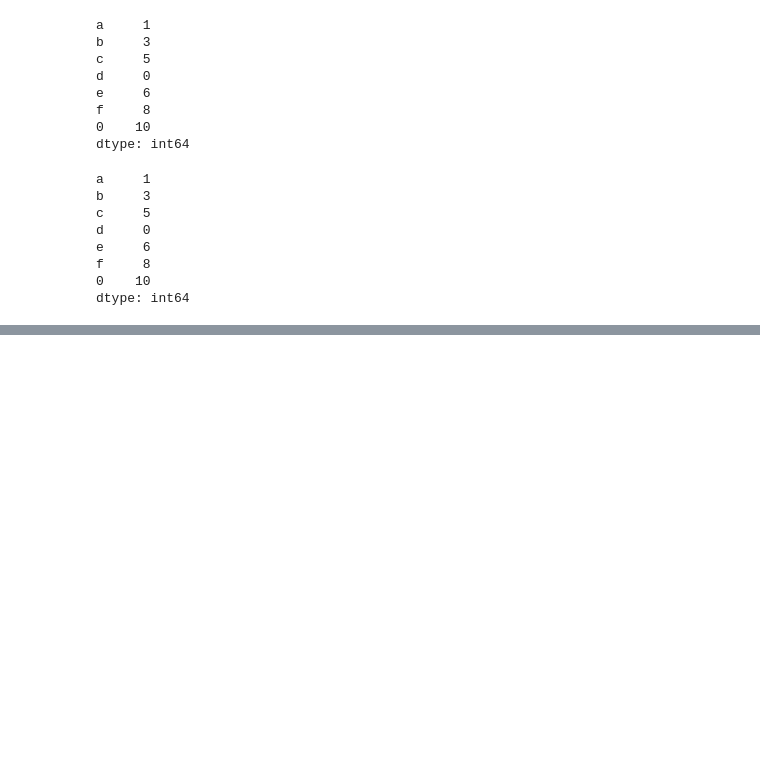
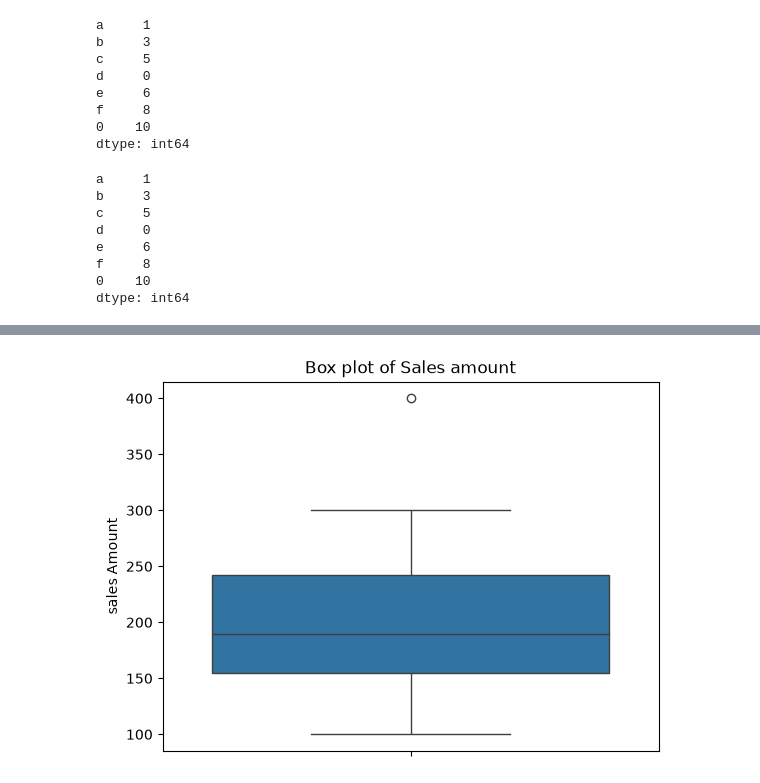
Before and after one commit to Shahid-Momin-786/Data-Sceince, a Jupyter notebook: DataAnalysis/basic.ipynb, the cells around one changed output, grey strips where cells are left out. Drawn from its saved outputs; the diff is of its cells as text; code cells hidden in the pictures; blank space fills up the shorter version.

```diff
--- a/DataAnalysis/basic.ipynb
+++ b/DataAnalysis/basic.ipynb
@@ -320,0 +446,7 @@ AttributeError: 'builtin_function_or_method' object has no attribute 'randint'
+# %%
+sns.boxplot(y = df_sales['Sales_Amount'])
+plt.title("Box plot of Sales amount")
+plt.ylabel("sales Amount")
+plt.show()
+# %% [output]
+[figure, added]
```
Also changed, not shown: parts of 38 cells of this notebook, 9 other files.
